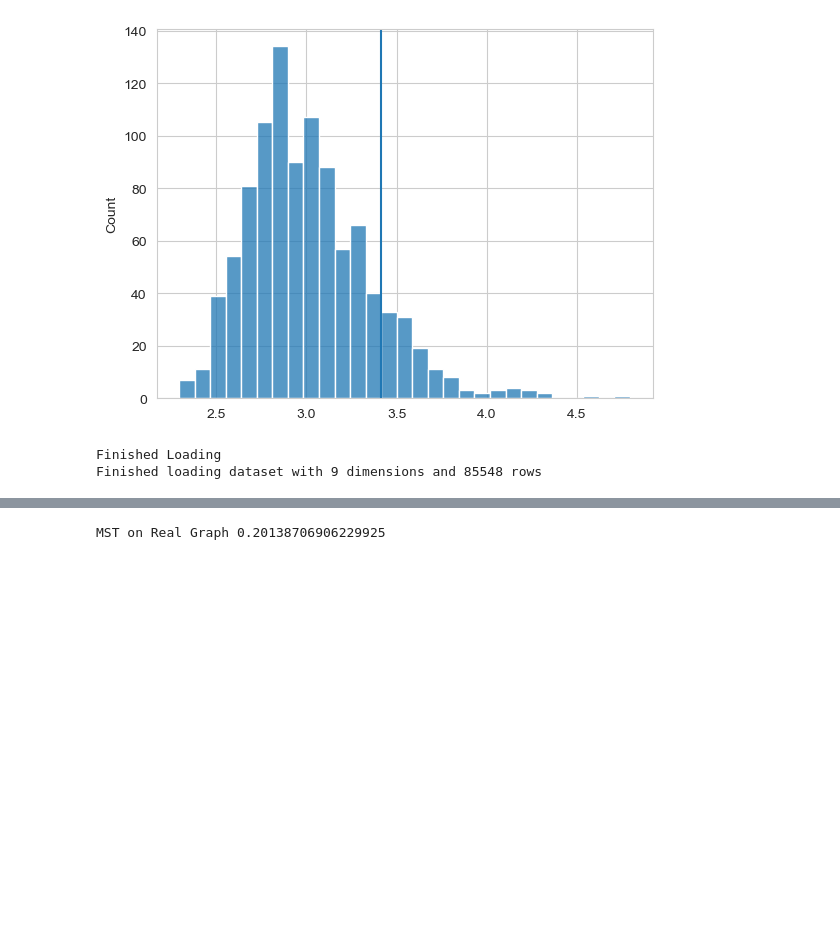
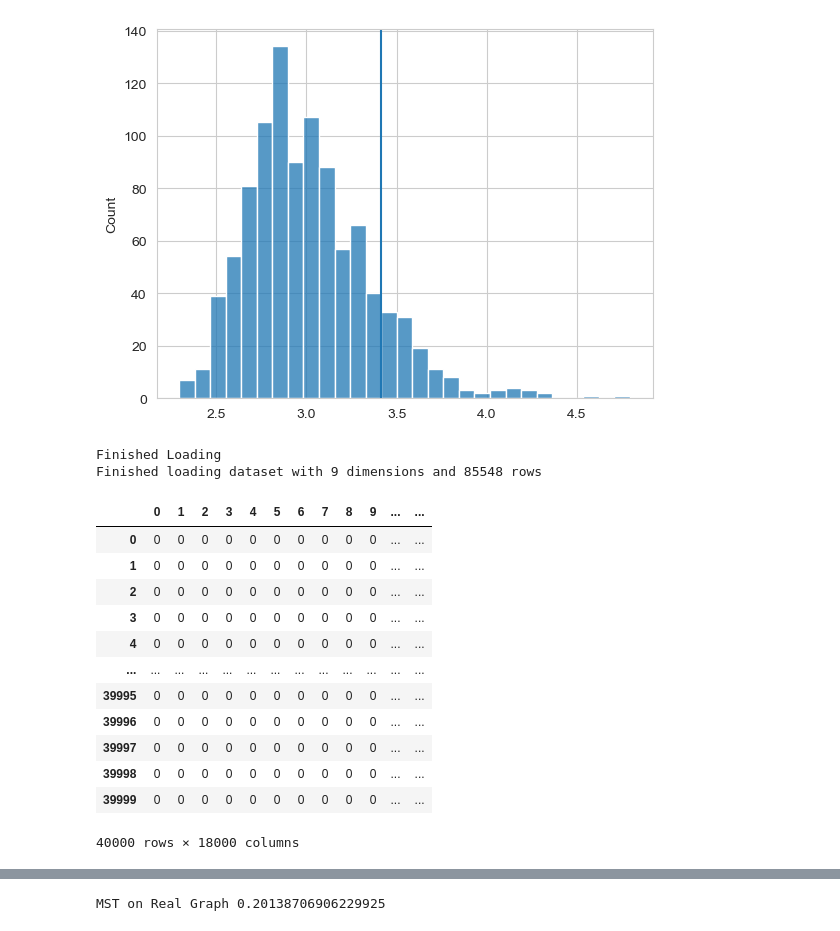
Before and after one commit to lukas681/private-mst, a Jupyter notebook: mst.ipynb, the cells around one changed output, grey strips where cells are left out. Saved outputs shown, nothing was run; the diff lists cells and outputs as text; code cells hidden in the pictures; blank space fills up the shorter version.

```diff
--- a/mst.ipynb
+++ b/mst.ipynb
@@ -67,38 +86,57 @@ dataset=pd.read_csv("./datasets/retail.dat.txt",
                     header=0,
                     delim_whitespace=True,
                     on_bad_lines='skip',
                     dtype='Int64'
                     )
 # dataset = dataset.fillna(np.nan)
 
 # Convert to binary dataset
 print("Finished Loading")
 binary = pd.DataFrame(columns=range(16379))
 binary.reset_index(drop=True)
 
-i = 0
-rows = []
-row = pd.DataFrame(0, index=[1], columns=range(16379))
+dims = 18000
+row = pd.DataFrame(0, index=[1], columns=range(dims))
+i = 0; rows = []
 for idx, r in dataset.iterrows():
-    row.iloc[0:0]
+    row = [0]*dims
     for el in r:
         if pd.isna(el):
             continue
         row[el] = 1
-    i= i + 1
-    if i == 1000:
+    rows.append(row)
+    i+=1
+    if i%40000==0:
+        # Performance: Reinitialize after 1000 rows
         break
-    rows.append(row)
-binary = pd.concat(rows, ignore_index=True)
+        print(i)
+
+binary = pd.DataFrame.from_records(rows)
+binary.columns = range(dims)
+# binary = pd.concat([binary, rows], axis=0, sort=False)
 
 print(f'Finished loading dataset with {len(columns)} dimensions and {len(dataset)} rows')
 
 d = len(columns)
 n = len(dataset)
 
 # dataset = dataset.reset_index()
 # keys = {c: i for i, c in enumerate(dataset.columns)}
 # dataset = dataset.to_numpy()
+dataset=binary
 # %% [output]
 Finished Loading
 Finished loading dataset with 9 dimensions and 85548 rows
+|  | 0 | 1 | 2 | 3 | 4 | 5 | 6 | 7 | 8 | 9 | ... | ... |
+| 0 | 0 | 0 | 0 | 0 | 0 | 0 | 0 | 0 | 0 | 0 | ... | ... |
+| 1 | 0 | 0 | 0 | 0 | 0 | 0 | 0 | 0 | 0 | 0 | ... | ... |
+| 2 | 0 | 0 | 0 | 0 | 0 | 0 | 0 | 0 | 0 | 0 | ... | ... |
+| 3 | 0 | 0 | 0 | 0 | 0 | 0 | 0 | 0 | 0 | 0 | ... | ... |
+| 4 | 0 | 0 | 0 | 0 | 0 | 0 | 0 | 0 | 0 | 0 | ... | ... |
+| ... | ... | ... | ... | ... | ... | ... | ... | ... | ... | ... | ... | ... |
+| 39995 | 0 | 0 | 0 | 0 | 0 | 0 | 0 | 0 | 0 | 0 | ... | ... |
+| 39996 | 0 | 0 | 0 | 0 | 0 | 0 | 0 | 0 | 0 | 0 | ... | ... |
+| 39997 | 0 | 0 | 0 | 0 | 0 | 0 | 0 | 0 | 0 | 0 | ... | ... |
+| 39998 | 0 | 0 | 0 | 0 | 0 | 0 | 0 | 0 | 0 | 0 | ... | ... |
+| 39999 | 0 | 0 | 0 | 0 | 0 | 0 | 0 | 0 | 0 | 0 | ... | ... |
+40000 rows × 18000 columns
```
Also changed, not shown: parts of 5 cells of this notebook.
